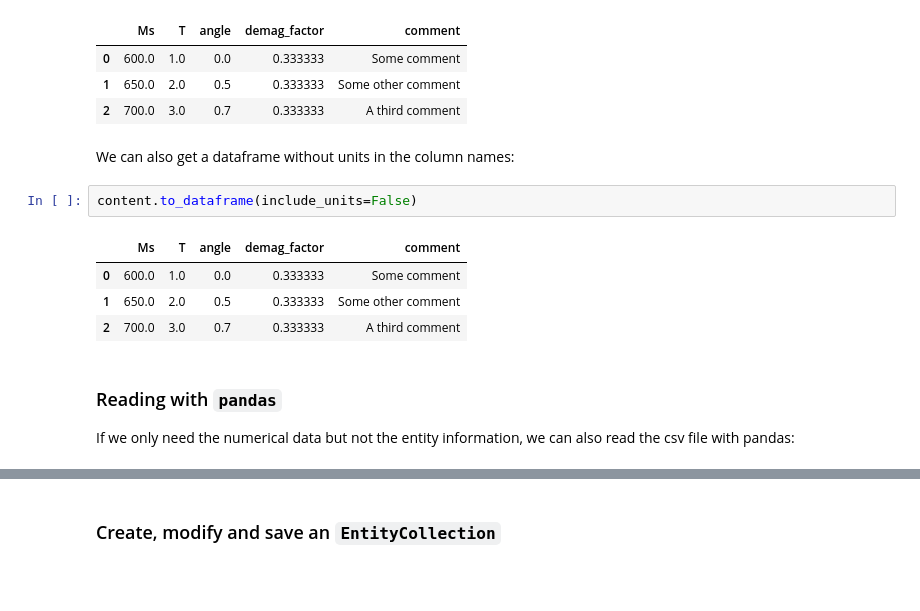
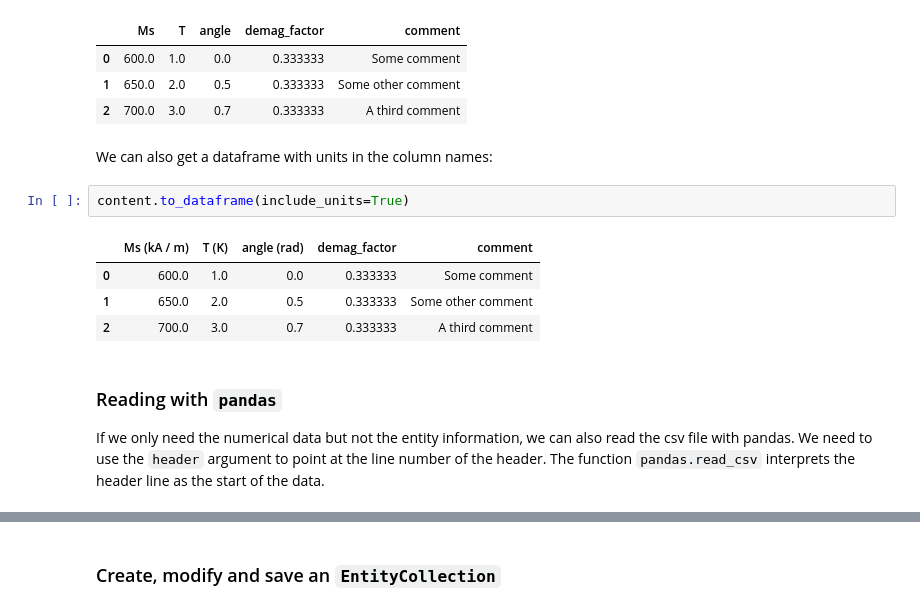
Before and after one commit to MaMMoS-project/mammos-entity, a Jupyter notebook: examples/io.ipynb, the cells around one changed output, grey strips where cells are left out. Drawn from its saved outputs; the diff is of its cells as text; blank space fills up the shorter version.

```diff
--- a/examples/io.ipynb
+++ b/examples/io.ipynb
@@ -100,17 +116,17 @@ content.to_dataframe()
 | 1 | 650.0 | 2.0 | 0.5 | 0.333333 | Some other comment |
 | 2 | 700.0 | 3.0 | 0.7 | 0.333333 | A third comment |
 # %% [markdown]
-We can also get a dataframe without units in the column names:
+We can also get a dataframe with units in the column names:
 # %%
-content.to_dataframe(include_units=False)
+content.to_dataframe(include_units=True)
 # %% [output]
-|  | Ms | T | angle | demag_factor | comment |
+|  | Ms (kA / m) | T (K) | angle (rad) | demag_factor | comment |
 | 0 | 600.0 | 1.0 | 0.0 | 0.333333 | Some comment |
 | 1 | 650.0 | 2.0 | 0.5 | 0.333333 | Some other comment |
 | 2 | 700.0 | 3.0 | 0.7 | 0.333333 | A third comment |
 # %% [markdown]
 ### Reading with `pandas`
-If we only need the numerical data but not the entity information, we can also read the csv file with pandas:
+If we only need the numerical data but not the entity information, we can also read the csv file with pandas. We need to use the `header` argument to point at the line number of the header. The function `pandas.read_csv` interprets the header line as the start of the data.
 # %%
 import pandas as pd
 
```
Also changed, not shown: parts of 18 cells of this notebook, 1 other file.
